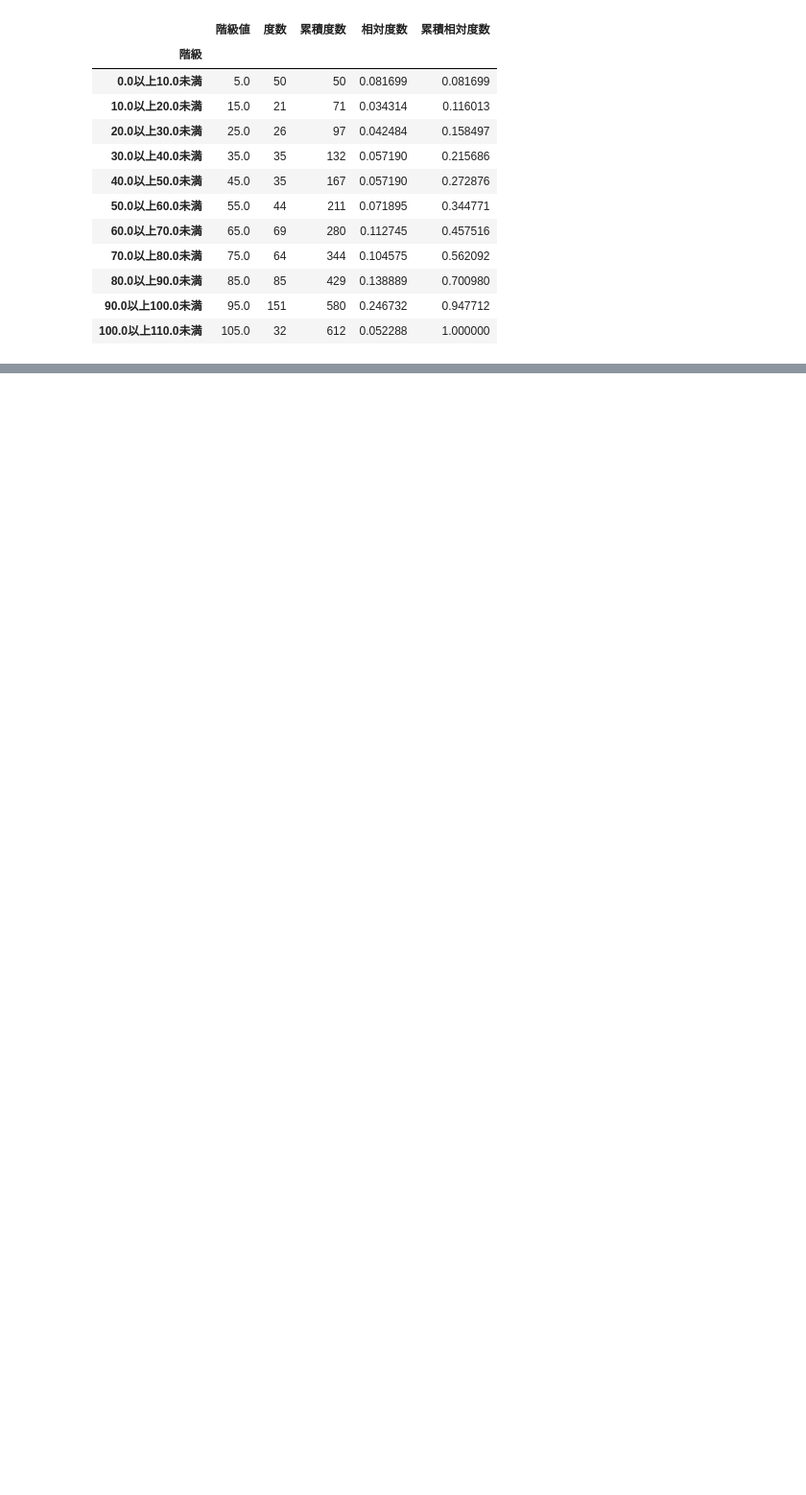
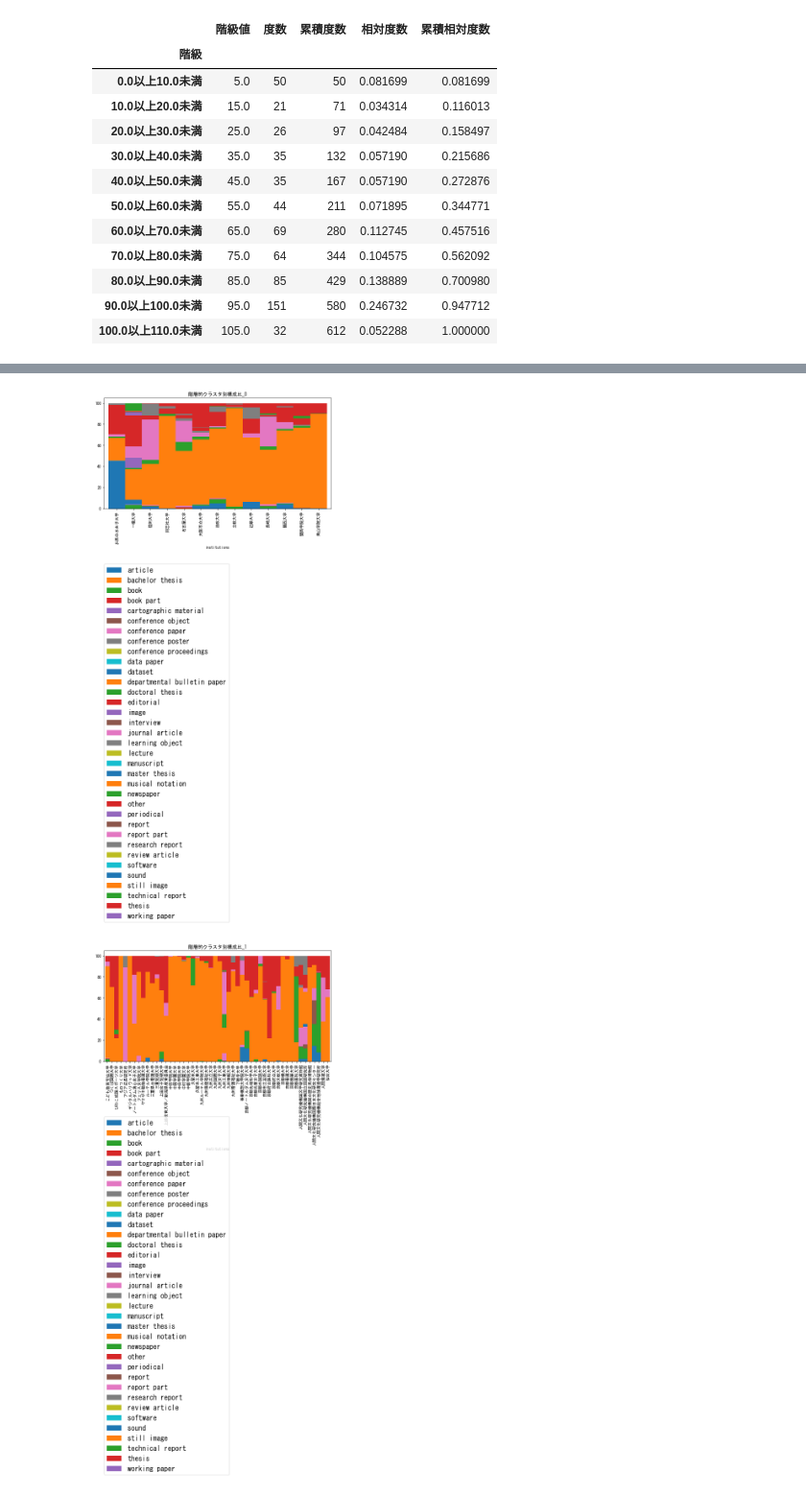
Before and after one commit to wonox/irdbscraping, a Jupyter notebook: irdbscraping.ipynb, the cells around one changed output, grey strips where cells are left out. Shown at 96% size. Drawn from its saved outputs; the diff is of its cells as text; code cells hidden in the pictures; blank space fills up the shorter version.

```diff
--- a/irdbscraping.ipynb
+++ b/irdbscraping.ipynb
@@ -441,0 +590,26 @@ pivot_orders_df.to_pickle('./pivot_orders_df.pkl.gz', compression='gzip') # 圧
+# %%
+# コンテンツ数上位50機関で構成比率の帯グラフ化
+# グラフの文字化け対策
+from matplotlib import rcParams
+plt.rcParams["font.family"] = "MS Gothic"
+# df.iloc[:, 1:] = df.iloc[:, 1:].div(df['total'], axis=0).mul(100).round(2).astype(str).add(' %')
+# 行ごとの百分率に変換する
+pivot_orders_df5 = pivot_orders_df4.div(pivot_orders_df4['Total'], axis=0).mul(100)  # .round(2) 四捨五入
+# df.drop("b", axis=1)
+# pivot_orders_df5.iloc[:50,].drop("Total", axis=1).plot.bar(stacked=True)
+# .iloc[:12,] 12機関目までにする
+# 判例の位置調整　https://qiita.com/matsui-k20xx/items/291400ed56a39ed63462
+# cluster1 = pivot_orders_df5.loc[['岡山大学', '慶應義塾大学', '東京女子医科大学']]
+# cluster3 = pivot_orders_df5.loc[cluster_list[0]]
+# cluster3.iloc[:50,].drop("Total", axis=1)\
+for i, clust in enumerate(cluster_list):
+   pivot_orders_df5.loc[clust].iloc[:50,].drop("Total", axis=1)\
+    .plot(kind='bar', stacked=True, figsize=(10,5), width=1, linewidth=0,title='階層的クラスタ別構成比_'+str(i),)\
+    .legend(bbox_to_anchor=(0, -0.5), loc='upper left', borderaxespad=0, fontsize=18)
+
+# iloc() を使って 列をスライスする
+# pivot_orders_df5.iloc[:12, 0:34].plot.bar(stacked=True)
+# pivot_orders_df5.loc[:12, 'article':'working paper'].plot.bar(stacked=True)
+# %% [output]
+[figure, added]
+[figure, added]
```
Also changed, not shown: parts of 12 cells of this notebook, 1 other file.
